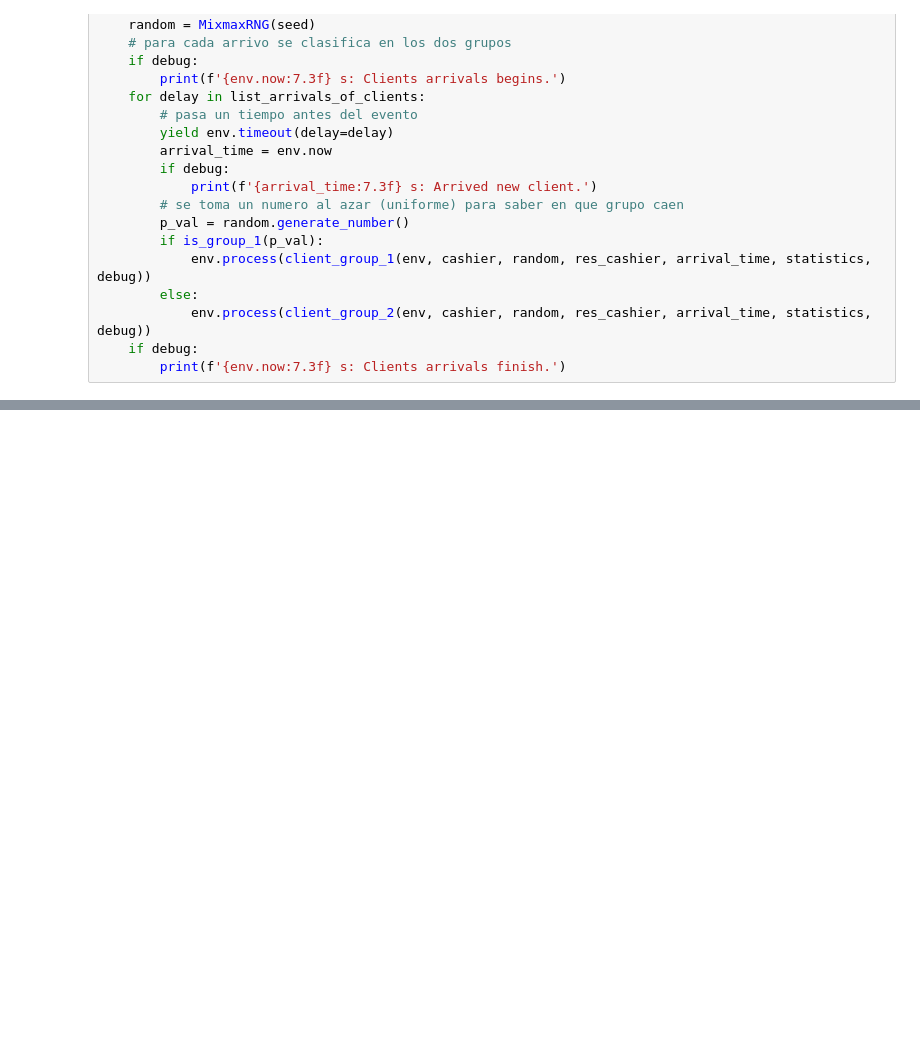
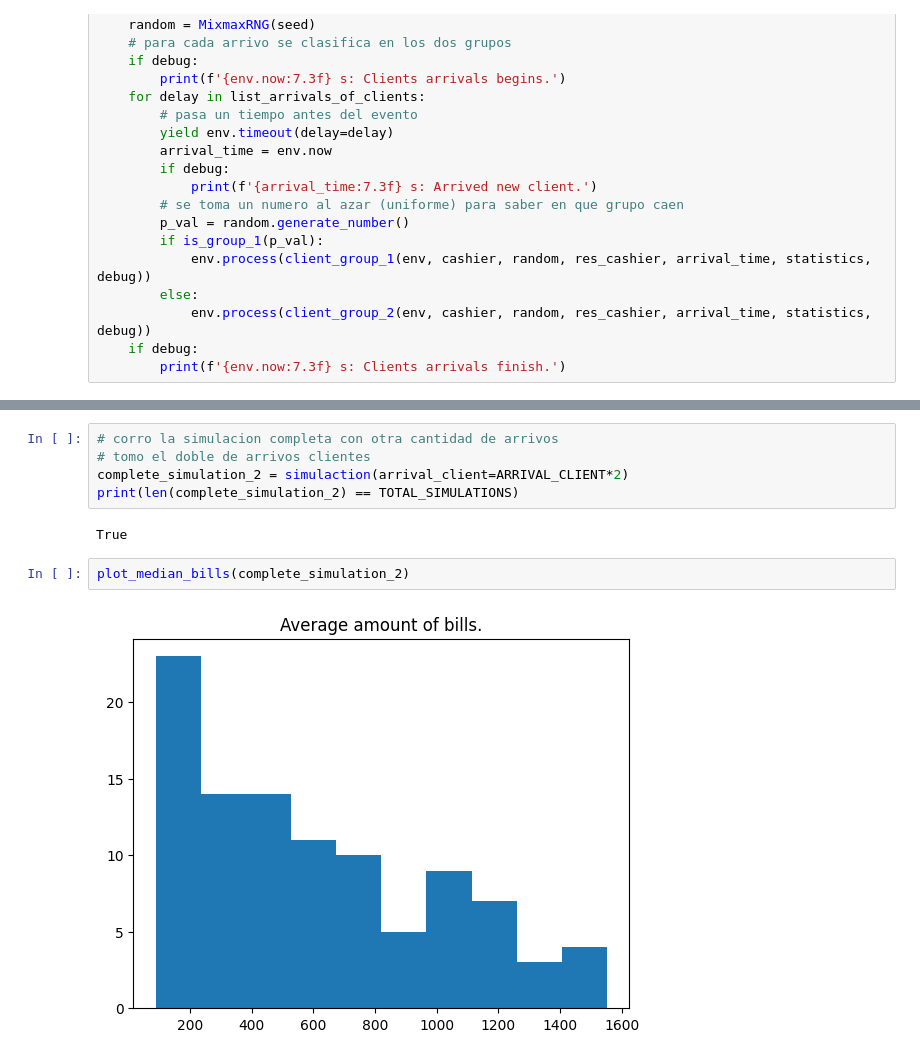
Before and after one commit to MartinCohen98/simulacion_tp1_grupo2_1c2024, a Jupyter notebook: Ejercicio2_TP2.ipynb, the cells around one changed output, grey strips where cells are left out. Saved outputs shown, nothing was run; the diff lists cells and outputs as text; blank space fills up the shorter version.

```diff
--- a/Ejercicio2_TP2.ipynb
+++ b/Ejercicio2_TP2.ipynb
@@ -324,0 +397,11 @@ Failure extraction proportion:  [0, 0, 0, 0, 0, 0, 0, 0, 0, 0]
+# %%
+# corro la simulacion completa con otra cantidad de arrivos
+# tomo el doble de arrivos clientes
+complete_simulation_2 = simulaction(arrival_client=ARRIVAL_CLIENT*2)
+print(len(complete_simulation_2) == TOTAL_SIMULATIONS)
+# %% [output]
+True
+# %%
+plot_median_bills(complete_simulation_2)
+# %% [output]
+[figure, added]
```
Also changed, not shown: parts of 11 cells of this notebook.
